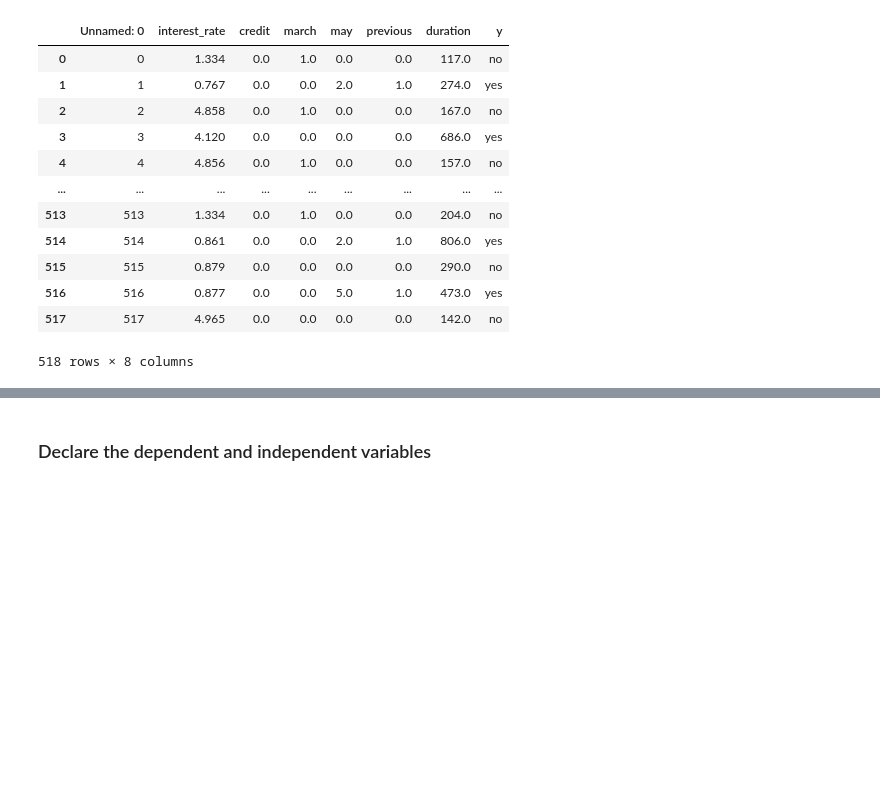
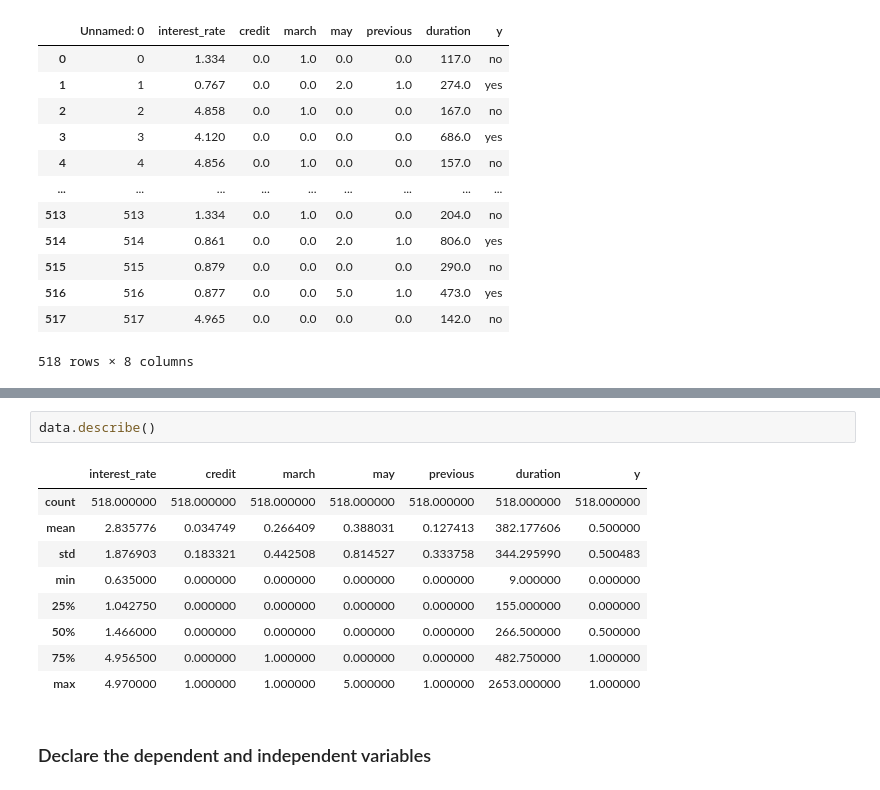
Before and after one commit to manuel22fuele/DC_Codes, a Jupyter notebook: Understanding Logistic Regression Tables - Exercise.ipynb, the cells around one changed output, grey strips where cells are left out. Drawn from its saved outputs; the diff is of its cells as text; blank space fills up the shorter version.

```diff
--- a/Understanding Logistic Regression Tables - Exercise.ipynb
+++ b/Understanding Logistic Regression Tables - Exercise.ipynb
@@ -47,3 +63,15 @@ data['y'] = data['y'].map({'yes':1, 'no':0})
+# %%
+data.describe()
+# %% [output]
+|  | interest_rate | credit | march | may | previous | duration | y |
+| count | 518.000000 | 518.000000 | 518.000000 | 518.000000 | 518.000000 | 518.000000 | 518.000000 |
+| mean | 2.835776 | 0.034749 | 0.266409 | 0.388031 | 0.127413 | 382.177606 | 0.500000 |
+| std | 1.876903 | 0.183321 | 0.442508 | 0.814527 | 0.333758 | 344.295990 | 0.500483 |
+| min | 0.635000 | 0.000000 | 0.000000 | 0.000000 | 0.000000 | 9.000000 | 0.000000 |
+| 25% | 1.042750 | 0.000000 | 0.000000 | 0.000000 | 0.000000 | 155.000000 | 0.000000 |
+| 50% | 1.466000 | 0.000000 | 0.000000 | 0.000000 | 0.000000 | 266.500000 | 0.500000 |
+| 75% | 4.956500 | 0.000000 | 1.000000 | 0.000000 | 0.000000 | 482.750000 | 1.000000 |
+| max | 4.970000 | 1.000000 | 1.000000 | 5.000000 | 1.000000 | 2653.000000 | 1.000000 |
 # %% [markdown]
 ### Declare the dependent and independent variables
 # %% [markdown]
```
Also changed, not shown: parts of 3 cells of this notebook, 2 other files.
